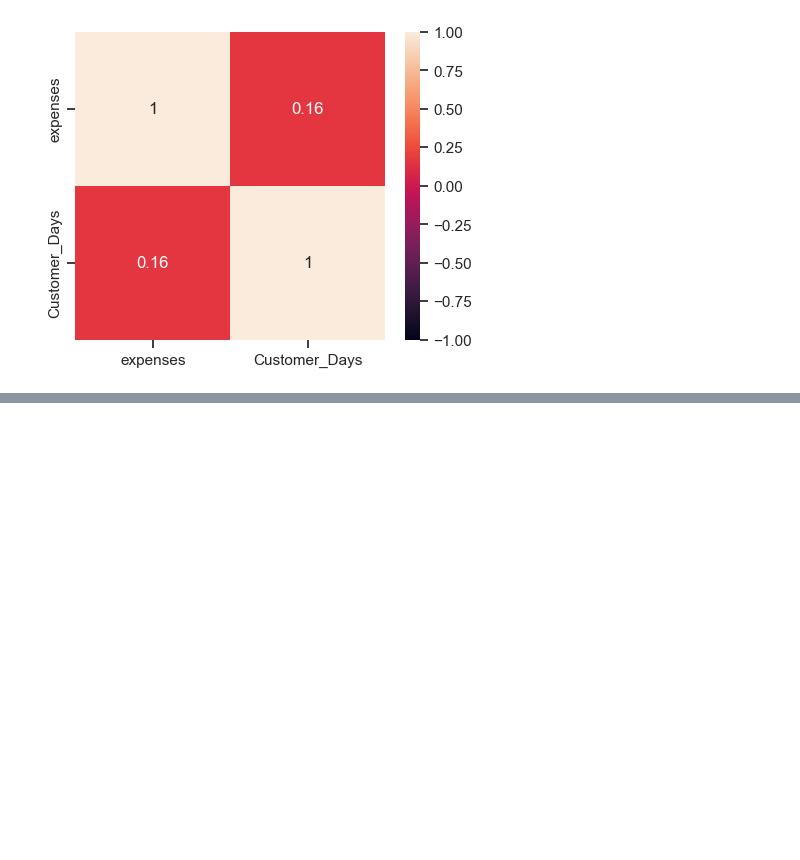
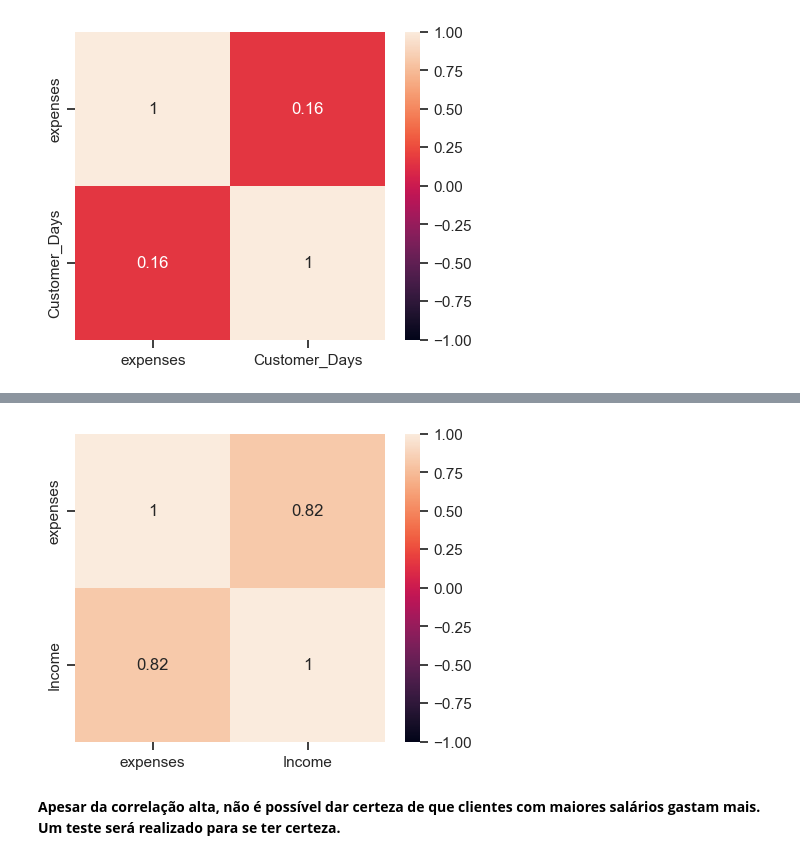
Before and after one commit to danzpy/eda-ifood, a Jupyter notebook: Análise exploratória de dados - Ifood.ipynb, the cells around one changed output, grey strips where cells are left out. Saved outputs shown, nothing was run; the diff lists cells and outputs as text; code cells hidden in the pictures; blank space fills up the shorter version.

```diff
--- a/Análise exploratória de dados - Ifood.ipynb
+++ b/Análise exploratória de dados - Ifood.ipynb
@@ -536,0 +568,8 @@ plt.show(3)
+# %%
+f, ax = plt.subplots(figsize=(5, 4))
+sns.heatmap(df[['expenses', 'Income']].corr(), vmin=-1, vmax=1, annot=True)
+plt.show(3)
+# %% [output]
+[figure, added]
+# %% [markdown]
+**Apesar da correlação alta, não é possível dar certeza de que clientes com maiores salários gastam mais. Um teste será realizado para se ter certeza.**
```
Also changed, not shown: parts of 15 cells of this notebook.
